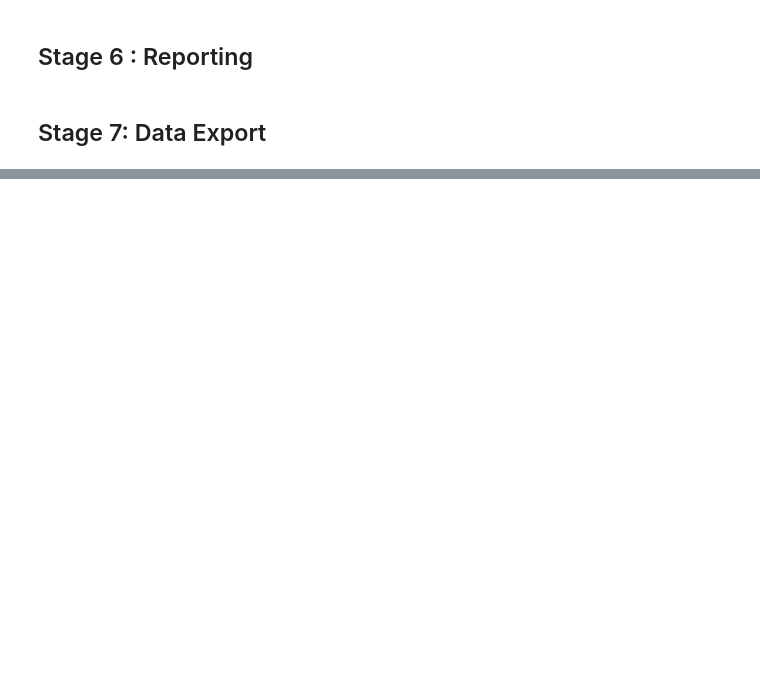
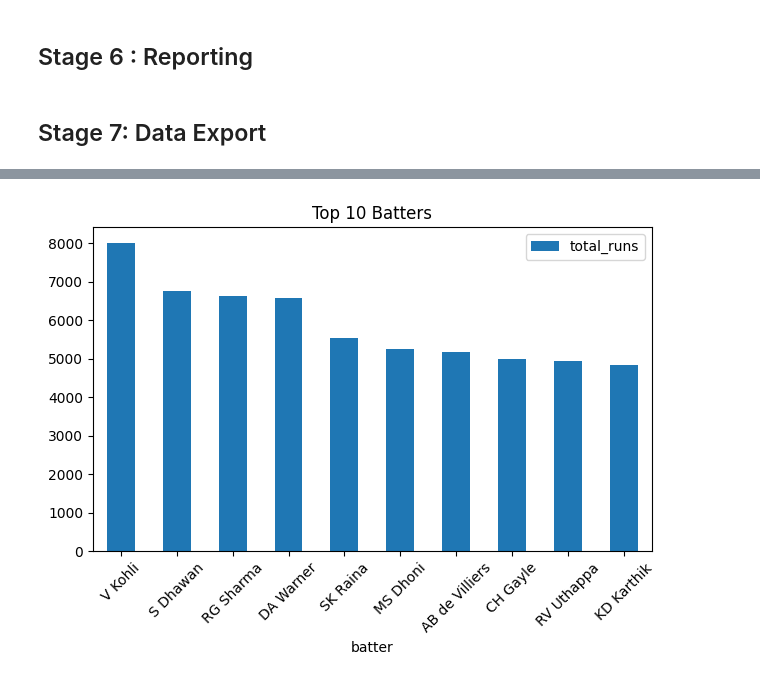
Before and after one commit to anshkhare1607-web/IplCaseStudyPandas, a Jupyter notebook: main.ipynb, the cells around one changed output, grey strips where cells are left out. Drawn from its saved outputs; the diff is of its cells as text; code cells hidden in the pictures; blank space fills up the shorter version.

```diff
--- a/main.ipynb
+++ b/main.ipynb
@@ -208,7 +356,8 @@ print(runs_per_team_per_match)
 # %%
 # 3. Top 10 Batters
 
-top_batters = df_final.groupby('batter')['total_runs'].sum().head(10).sort_values(ascending=False).reset_index()
+top_batters = df_final.groupby('batter')['batsman_runs'].sum().sort_values(ascending=False).head(10).reset_index(name='total_runs')
+
 print(top_batters)
 # %% [output]
            batter  total_runs
@@ -805,0 +969,14 @@ with pd.ExcelWriter("output/ipl_analysis.xlsx") as writer:
+# %%
+# top 10 batters
+top_batters.head(10).plot(
+    kind='bar',
+    x='batter',
+    y='total_runs'
+)
+
+plt.title("Top 10 Batters")
+plt.xticks(rotation=45)
+plt.tight_layout()
+plt.show()
+# %% [output]
+[figure, added]
```
Also changed, not shown: parts of 26 cells of this notebook, 2 other files.
